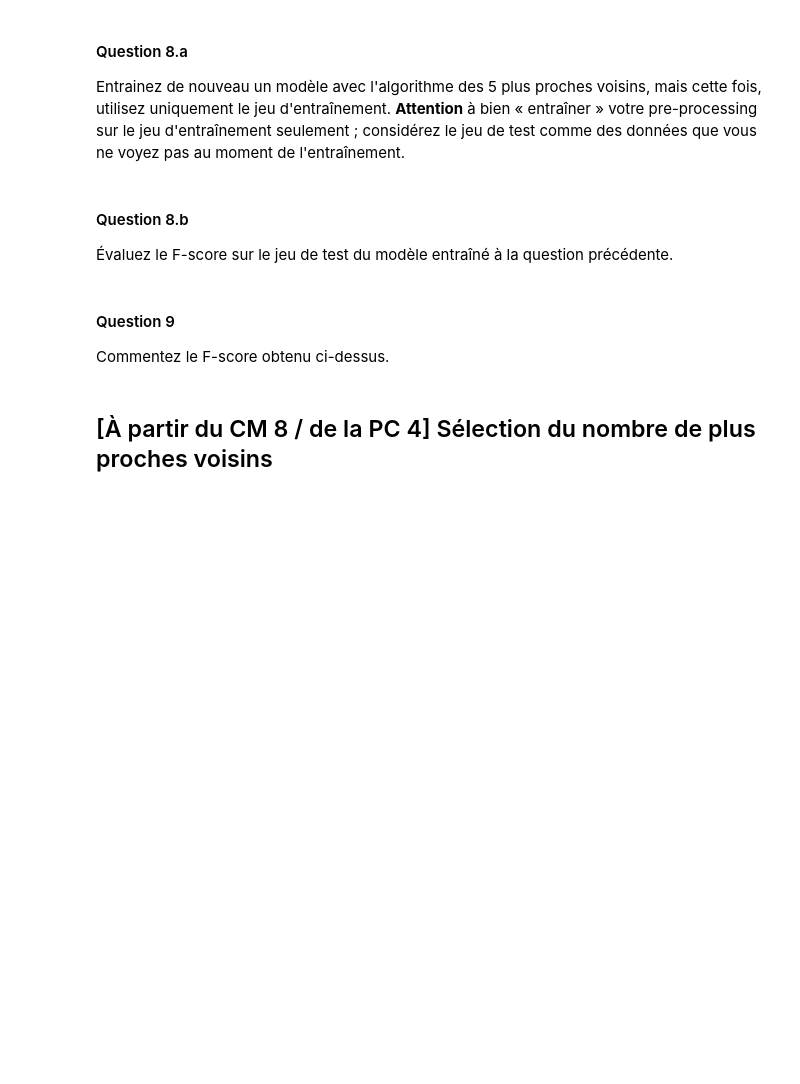
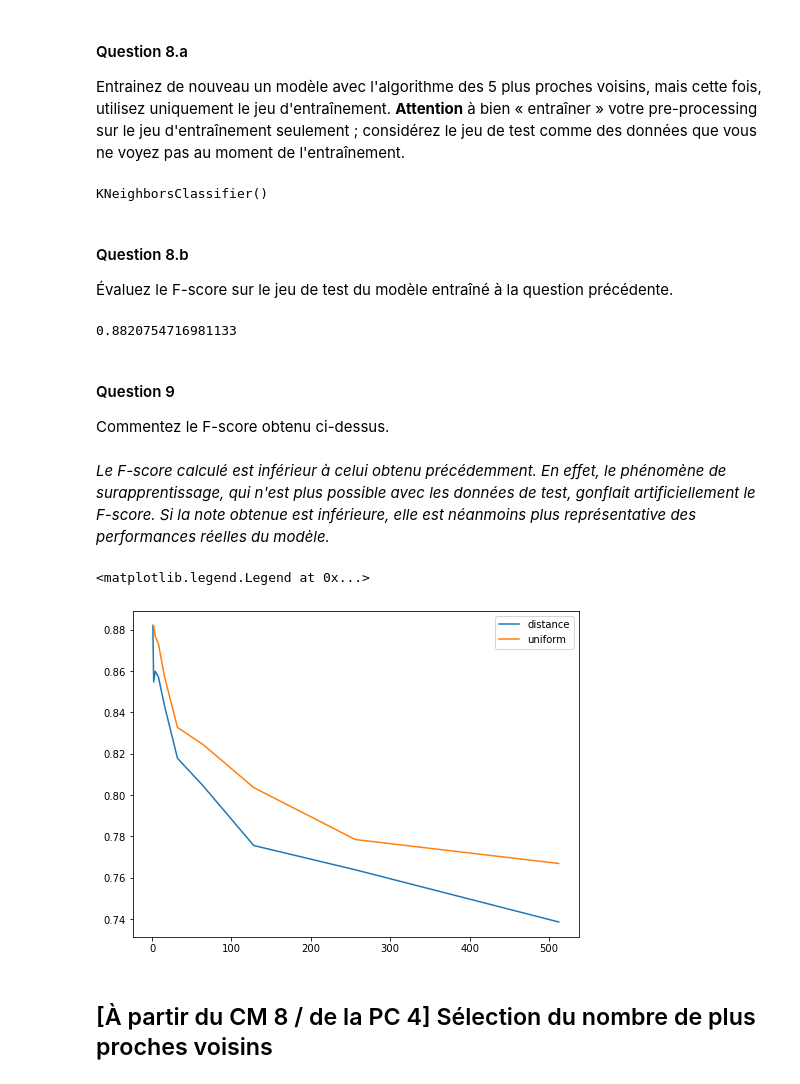
Before and after one commit to florian6973/sdd_projet, a Jupyter notebook: Projet.ipynb, the cells around one changed output. Cells and saved outputs as stored; diff of their text form; code cells hidden in the pictures; blank space fills up the shorter version.

```diff
--- a/Projet.ipynb
+++ b/Projet.ipynb
@@ -191,0 +211,7 @@ Quelle est le F-score du modèle de 5 plus proches voisins que vous venez d'entr
+# %%
+# Calcul du F-score avec k=1 (apprentissage par coeur)
+
+neigh = neighbors.KNeighborsClassifier(n_neighbors=1)
+neigh.fit(X_public_preprocessed, y_public)
+y_pred = neigh.predict(X_public_preprocessed)
+f1_score(y_public, y_pred, average='binary')
@@ -204,15 +236,56 @@ X_train.shape, X_test.shape
+# %%
+yj_scaler = preprocessing.PowerTransformer(method='yeo-johnson')
+yj_scaler.fit(X_train)
+X_train_preprocessed = yj_scaler.transform(X_train) # problème de positivité box cot ? translation ?
+X_test_preprocessed = yj_scaler.transform(X_test)
 # %% [markdown]
 ### Performance sur le jeu de test d'un 5-NN entraîné sur le jeu d'entrainement
 # %% [markdown]
 #### Question 8.a
 
 Entrainez de nouveau un modèle avec l'algorithme des 5 plus proches voisins, mais cette fois, utilisez uniquement le jeu d'entraînement. __Attention__ à bien « entraîner » votre pre-processing sur le jeu d'entraînement seulement ; considérez le jeu de test comme des données que vous ne voyez pas au moment de l'entraînement.
+# %%
+neigh_train = neighbors.KNeighborsClassifier(n_neighbors=5)
+neigh_train.fit(X_train_preprocessed, y_train)
+# %% [output]
+KNeighborsClassifier()
 # %% [markdown]
 #### Question 8.b
 Évaluez le F-score sur le jeu de test du modèle entraîné à la question précédente.
+# %%
+y_pred = neigh_train.predict(X_test_preprocessed)
+f1_score(y_test, y_pred, average='binary')
+# %% [output]
+0.8820754716981133
 # %% [markdown]
 #### Question 9
 Commentez le F-score obtenu ci-dessus.
+# %% [markdown]
+*Le F-score calculé est inférieur à celui obtenu précédemment. En effet, le phénomène de surapprentissage, qui n'est plus possible avec les données de test, gonflait artificiellement le F-score. Si la note obtenue est inférieure, elle est néanmoins plus représentative des performances réelles du modèle.*
+# %%
+def f_score(k=5, weights="uniform"):
+    neigh_train = neighbors.KNeighborsClassifier(n_neighbors=k, weights=weights)
+    neigh_train.fit(X_train_preprocessed, y_train)
+    y_pred = neigh_train.predict(X_test_preprocessed)
+    return f1_score(y_test, y_pred, average='binary')
+
+
+fig = plt.figure(figsize=(8, 6))
+
+    # Histograms for continuous features
+idx = [2**i for i in range(0, 10)]
+pts = []
+pts_dist = []
+for k in idx:
+    pts.append(f_score(k))
+    pts_dist.append(f_score(k, "distance"))
+
+plt.plot(idx, pts, label="distance")
+plt.plot(idx, pts_dist, label="uniform")
+plt.legend();
+# %% [output]
+<matplotlib.legend.Legend at 0x...>
+[figure, added]
 # %% [markdown]
 ## [À partir du CM 8 / de la PC 4] Sélection du nombre de plus proches voisins
 # %% [markdown]
```
Also changed, not shown: parts of 23 cells of this notebook.
